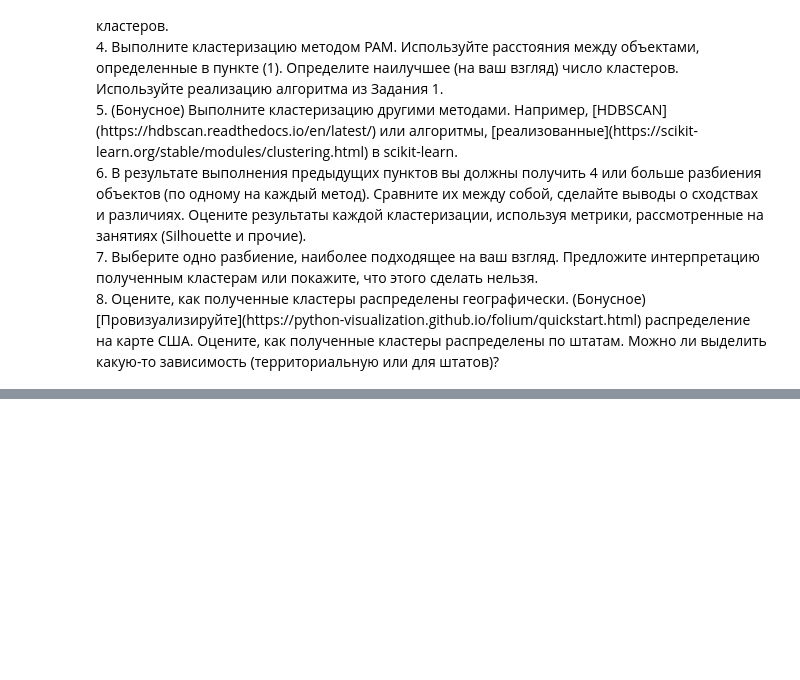
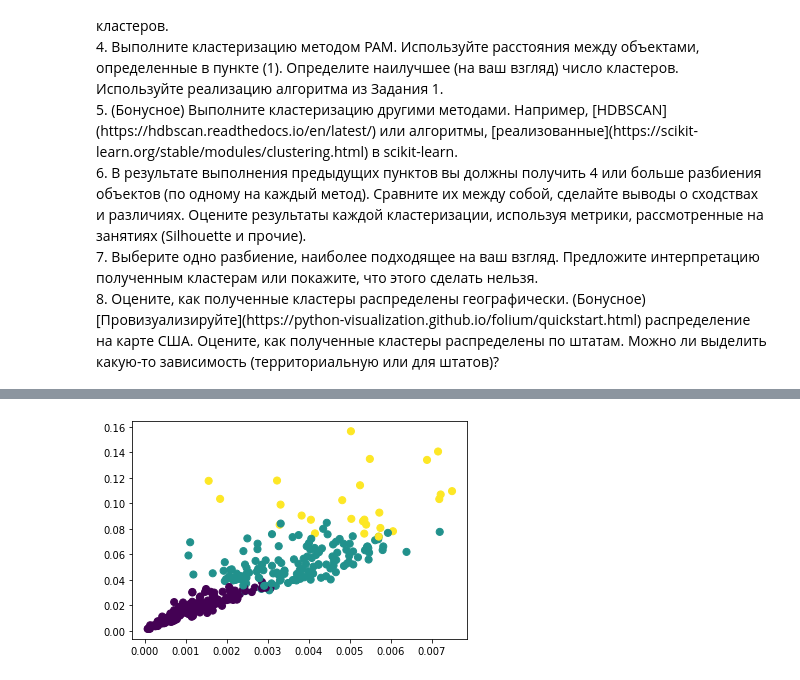
Before and after one commit to dariaAlium/iad, a Jupyter notebook: Lab_2_Clustering.ipynb, the cells around one changed output, grey strips where cells are left out. Drawn from its saved outputs; the diff is of its cells as text; code cells hidden in the pictures; blank space fills up the shorter version.

```diff
--- a/Lab_2_Clustering.ipynb
+++ b/Lab_2_Clustering.ipynb
@@ -92,7 +84,7 @@ data_desc
 * Признак `Place` - уникальный идентификатор объекта (города), он не должен использоваться при кластеризации.
 * Также в данных присутствуют географические координаты городов - `Longitude` и `Latitude`. Их также не следует использовать при кластеризации данных.
 # %%
-data = pd.read_csv('Data.txt', sep=' ')
+data = pd.read_csv('data.txt', sep=' ')
 data
 # %% [output]
 |  | Place | Climate | HousingCost | HlthCare | Crime | Transp | Educ | Arts | Recreat | Econ | ... |
@@ -135,3 +127,15 @@ data
 <br>
 8. Оцените, как полученные кластеры распределены географически. (Бонусное) [Провизуализируйте](https://python-visualization.github.io/folium/quickstart.html) распределение на карте США.
 Оцените, как полученные кластеры распределены по штатам. Можно ли выделить какую-то зависимость (территориальную или для штатов)?
+# %%
+#0 task
+data_nec = data.copy()
+data_nec.drop(['Place', 'Long', 'Lat'], axis=1, inplace=True) # axis=0 will do for rows
+
+from sklearn import preprocessing
+data_nec = pd.DataFrame(preprocessing.normalize(data_nec), columns=list(data_nec.columns))
+# Create the Scaler object
+scaler = preprocessing.StandardScaler()# Fit your data on the scaler object
+scaled_df = scaler.fit_transform(data_nec)
+#data_nec = pd.DataFrame(scaled_df, columns=list(data_nec.columns))
+data_nec
@@ -137,0 +193,15 @@ data
+# %%
+from sklearn.cluster import KMeans
+from sklearn.datasets.samples_generator import make_blobs
+
+
+kmeans = KMeans(n_clusters = 3, init='k-means++', max_iter=300, n_init=10, random_state=0)
+kmeans.fit(data_nec)
+data_nec['kmeans'] = kmeans.labels_
+cmap = sns.cubehelix_palette(as_cmap=True)
+centers = kmeans.cluster_centers_
+plt.scatter(data_nec.to_numpy()[:, 0], data_nec.to_numpy()[:, 1], c = data_nec['kmeans'].to_numpy(), s = 50, cmap = 'viridis')
+plt.show()
+data_nec.drop(['kmeans'], axis=1, inplace=True)
+# %% [output]
+[figure, added]
```
Also changed, not shown: parts of 7 cells of this notebook.
